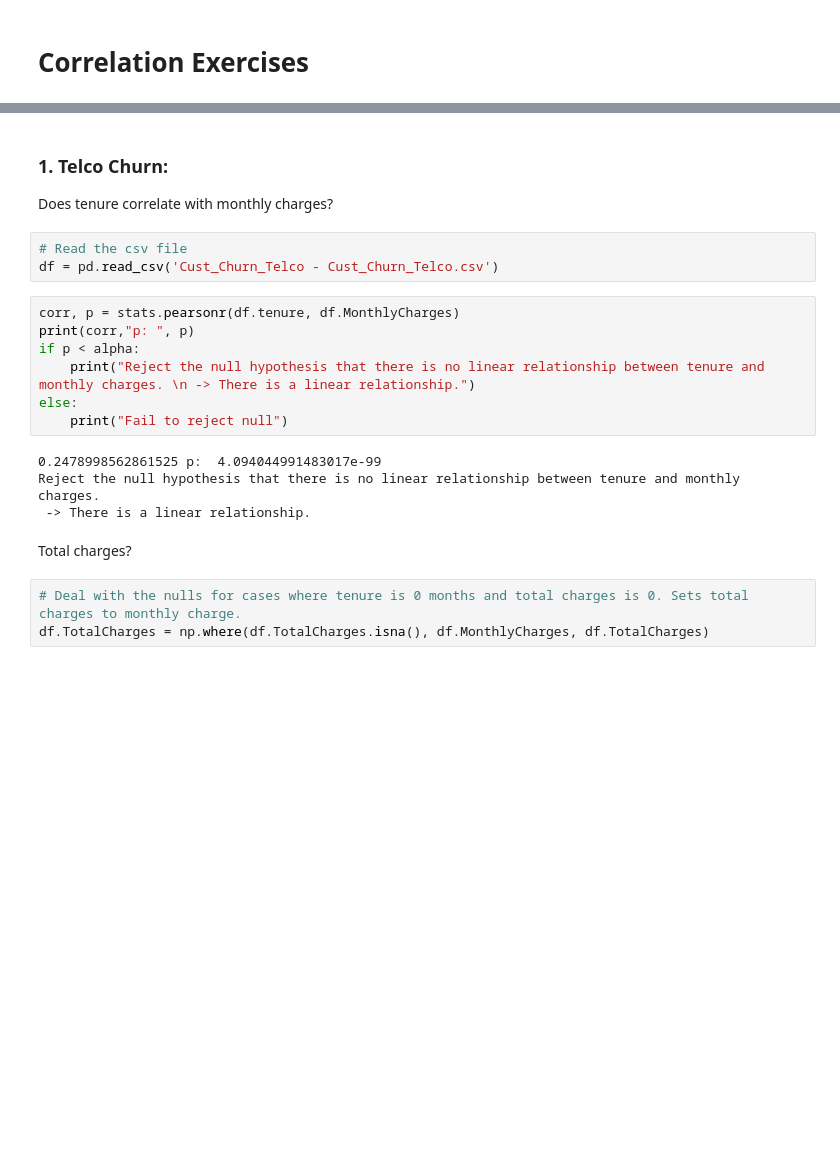
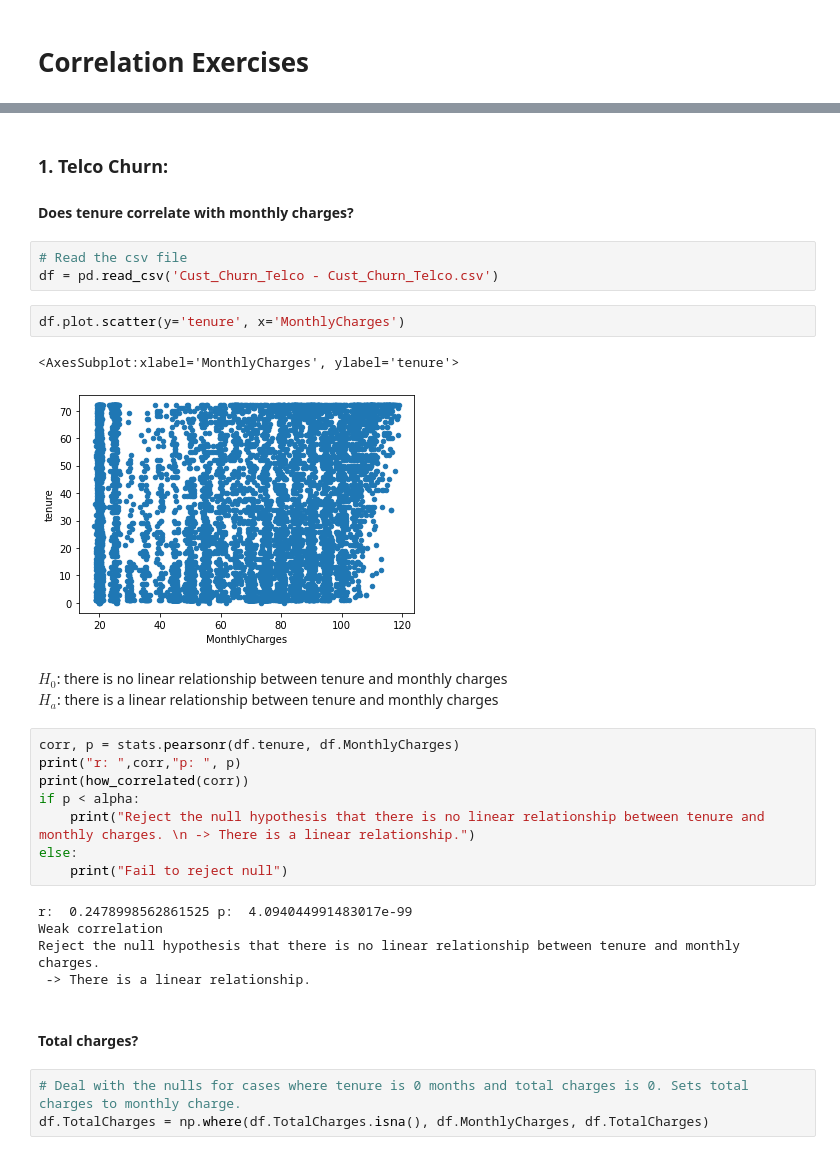
Before and after one commit to jesse-d-marder/statistics-exercises, a Jupyter notebook: hypothesis_testing.ipynb, the cells around one changed output, grey strips where cells are left out. Saved outputs shown, nothing was run; the diff lists cells and outputs as text; blank space fills up the shorter version.

```diff
--- a/hypothesis_testing.ipynb
+++ b/hypothesis_testing.ipynb
@@ -289,22 +299,32 @@ We reject H0 - manual cars have higher mpg than automatic
 # %% [markdown]
 ### 1. Telco Churn:
-Does tenure correlate with monthly charges?
+#### Does tenure correlate with monthly charges?
 # %%
 # Read the csv file
 df = pd.read_csv('Cust_Churn_Telco - Cust_Churn_Telco.csv')
+# %%
+df.plot.scatter(y='tenure', x='MonthlyCharges')
+# %% [output]
+<AxesSubplot:xlabel='MonthlyCharges', ylabel='tenure'>
+[figure, added]
+# %% [markdown]
+$H_0$: there is no linear relationship between tenure and monthly charges <br>
+$H_a$: there is a linear relationship between tenure and monthly charges
 # %%
 corr, p = stats.pearsonr(df.tenure, df.MonthlyCharges)
-print(corr,"p: ", p)
+print("r: ",corr,"p: ", p)
+print(how_correlated(corr))
 if p < alpha:
     print("Reject the null hypothesis that there is no linear relationship between tenure and monthly charges. \n -> There is a linear relationship.")
 else:
     print("Fail to reject null")
 # %% [output]
-0.2478998562861525 p:  4.094044991483017e-99
+r:  0.2478998562861525 p:  4.094044991483017e-99
+Weak correlation
 Reject the null hypothesis that there is no linear relationship between tenure and monthly charges.
  -> There is a linear relationship.
 # %% [markdown]
-Total charges?
+#### Total charges?
 # %%
 # Deal with the nulls for cases where tenure is 0 months and total charges is 0. Sets total charges to monthly charge.
 df.TotalCharges = np.where(df.TotalCharges.isna(), df.MonthlyCharges, df.TotalCharges)
```
Also changed, not shown: parts of 14 cells of this notebook.
